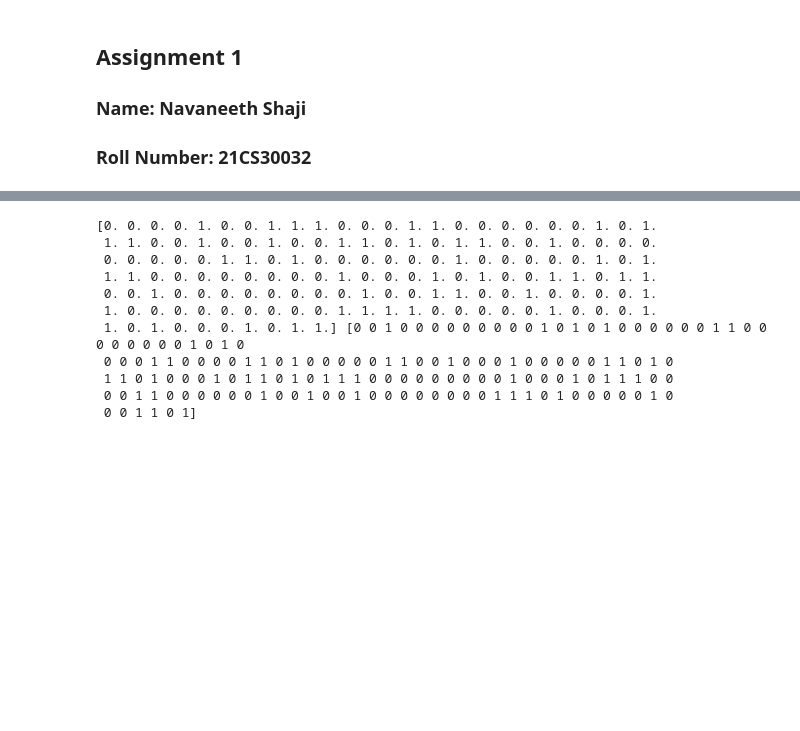
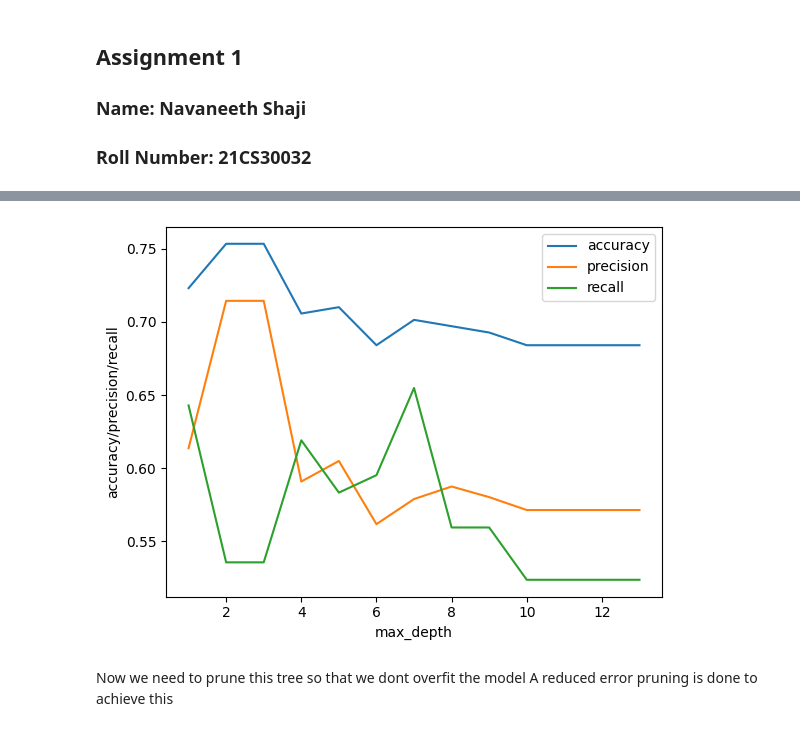
Before and after one commit to TheMockingJay1013/ML_CS60050_Autumn23, a Jupyter notebook: asssign2/21CS30032_Navaneeth_Shaji/decision-trees/code.ipynb, the cells around one changed output, grey strips where cells are left out. Cells and saved outputs as stored; diff of their text form; code cells hidden in the pictures; blank space fills up the shorter version.

```diff
--- a/asssign2/21CS30032_Navaneeth_Shaji/decision-trees/code.ipynb
+++ b/asssign2/21CS30032_Navaneeth_Shaji/decision-trees/code.ipynb
@@ -24,3 +27,4 @@ print(df.shape)
 # %%
 # splitting the  dataset into training , validation and testing wihtout normalising the data
 X_train,X_test,y_train,y_test = train_test_split(X,y,random_state=104,train_size=0.8,shuffle=True)
+X_train,X_val,y_train,y_val = train_test_split(X_train,y_train,random_state=104,train_size=5/8,shuffle=True)
@@ -52,7 +61,7 @@ def feature_split(X,y,feature) :
     m = X.shape[0]
     x=X[:,feature]
 
-    y_copy = y
+    y_copy = np.copy(y)
 
     ind = np.argsort(x)
     x=x[ind]
@@ -216,25 +191 @@ def predicted(root,x):
     return pred
-# %%
-# ontaining the predicted values over the test set
-
-y_pred = np.array([])
-
-m = X_test.shape[0]
-
-for i in range(m) :
-    test = predicted(root,X[i])
-    y_pred = np.append(y_pred,test)
-
-print(y_pred,y_test)
-# %% [output]
-[0. 0. 0. 0. 1. 0. 0. 1. 1. 1. 0. 0. 0. 1. 1. 0. 0. 0. 0. 0. 0. 1. 0. 1.
- 1. 1. 0. 0. 1. 0. 0. 1. 0. 0. 1. 1. 0. 1. 0. 1. 1. 0. 0. 1. 0. 0. 0. 0.
- 0. 0. 0. 0. 0. 1. 1. 0. 1. 0. 0. 0. 0. 0. 0. 1. 0. 0. 0. 0. 0. 1. 0. 1.
- 1. 1. 0. 0. 0. 0. 0. 0. 0. 0. 1. 0. 0. 0. 1. 0. 1. 0. 0. 1. 1. 0. 1. 1.
- 0. 0. 1. 0. 0. 0. 0. 0. 0. 0. 0. 1. 0. 0. 1. 1. 0. 0. 1. 0. 0. 0. 0. 1.
- 1. 0. 0. 0. 0. 0. 0. 0. 0. 0. 1. 1. 1. 1. 0. 0. 0. 0. 0. 1. 0. 0. 0. 1.
- 1. 0. 1. 0. 0. 0. 1. 0. 1. 1.] [0 0 1 0 0 0 0 0 0 0 0 0 1 0 1 0 1 0 0 0 0 0 0 1 1 0 0 0 0 0 0 0 0 1 0 1 0
- 0 0 0 1 1 0 0 0 0 1 1 0 1 0 0 0 0 0 1 1 0 0 1 0 0 0 1 0 0 0 0 0 1 1 0 1 0
- 1 1 0 1 0 0 0 1 0 1 1 0 1 0 1 1 1 0 0 0 0 0 0 0 0 0 1 0 0 0 1 0 1 1 1 0 0
- 0 0 1 1 0 0 0 0 0 0 1 0 0 1 0 0 1 0 0 0 0 0 0 0 0 1 1 1 0 1 0 0 0 0 0 1 0
- 0 0 1 1 0 1]
@@ -242,0 +192,47 @@ print(y_pred,y_test)
+# %%
+# obtaining the predicted values over the test set for different max_depths
+# The tree was found to have a depth of 13 so we are taking max_depths from 1 to 13
+depth = [i for i in range(1,14)]
+accuracy = np.array([])
+precision = np.array([])
+recall = np.array([])
+for max_depth in depth:
+
+    y_pred = np.array([])
+    m = X_val.shape[0]
+    for i in range(m) :
+        test = predicted(root,X_val[i],max_depth)
+        y_pred = np.append(y_pred,test)
+
+    # making the confusion matrix
+    c = np.zeros((2,2))
+
+    for i in range(m) :
+        c[y_val[i]][int(y_pred[i])] =c[y_val[i]][int(y_pred[i])] + 1
+
+
+    # calculating accuracy
+    acc = (c[0][0] + c[1][1])/(c[0][0] + c[0][1] + c[1][0] + c[1][1])
+    accuracy=np.append(accuracy,acc)
+
+    # calculating precision
+    pre = c[1][1] / (c[1][1] + c[0][1])
+    precision=np.append(precision,pre)
+
+    #calculating recall
+    rec = c[1][1] / (c[1][1] + c[1][0])
+    recall=np.append(recall,rec)
+# %%
+# plotting the accuracy, precision and recall vs max_depth
+plt.plot(depth,accuracy,label="accuracy")
+plt.plot(depth,precision,label="precision")
+plt.plot(depth,recall,label="recall")
+plt.xlabel("max_depth")
+plt.ylabel("accuracy/precision/recall")
+plt.legend()
+plt.show()
+# %% [output]
+[figure, added]
+# %% [markdown]
+Now we need to prune this tree so that we dont overfit the model
+A reduced error pruning is done to achieve this
```
Also changed, not shown: parts of 12 cells of this notebook, 2 other files.
